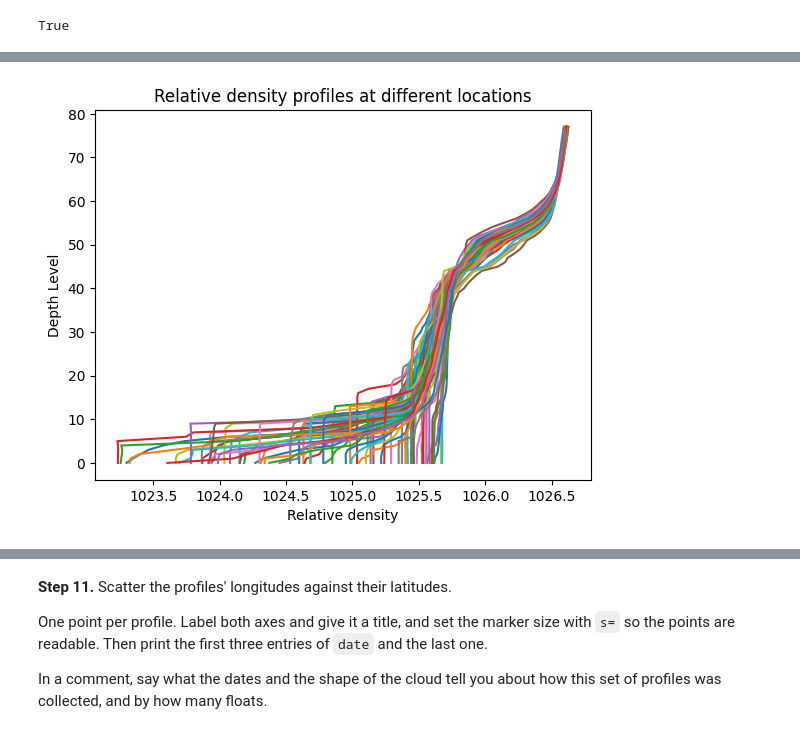
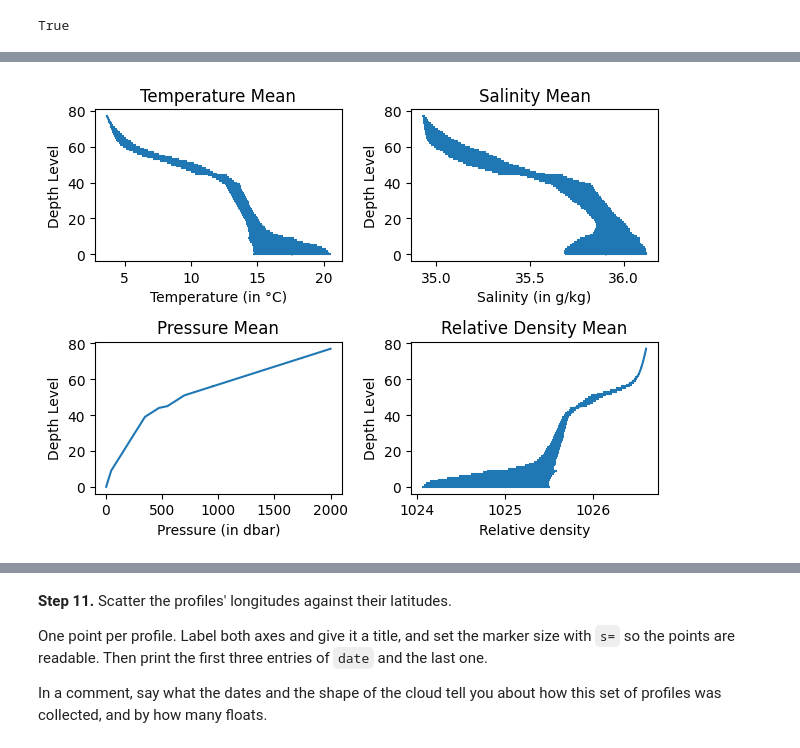
Before and after one commit to NilsChabloz/2026_Intro_Python, a Jupyter notebook: live/part-I/1.3-numpy-environmental-exercises.ipynb, the cells around one changed output, grey strips where cells are left out. Saved outputs shown, nothing was run; the diff lists cells and outputs as text; code cells hidden in the pictures.

```diff
--- a/live/part-I/1.3-numpy-environmental-exercises.ipynb
+++ b/live/part-I/1.3-numpy-environmental-exercises.ipynb
@@ -347,14 +349,3 @@ plt.show()
-# %%
-plt.figure()
-plt.plot(rel_density, level)
-plt.ylabel('Depth Level'), plt.xlabel('Relative density'), plt.title('Relative density profiles at different locations')
-plt.show()
-# Hint: plt.figure() before each variable's plot, plt.show() after it
-# Hint: plt.plot(S, level) draws one line per column of S
-# Hint: the semicolon at the end of a plt.plot call suppresses the list of line objects
-# Hint: plt.xlabel, plt.ylabel and plt.title each take a string
-# %% [output]
-[figure, removed]
 # %% [markdown]
 **Step 10.** Now plot only the *mean* profile of each variable, with the standard deviation as
 error bars.
@@ -370,6 +361,34 @@ Because the variable is on the *x*-axis, the spread is a *horizontal* error bar
 
 In a comment, say what the width of the error bars tells you about how much the profiles disagree
 near the surface compared with at depth.
+# %%
+fig, [[ax0, ax1], [ax2, ax3]] = plt.subplots(nrows=2, ncols=2)
+
+ax0.errorbar(t_mean, level, xerr=t_std)
+ax0.set_xlabel('Temperature (in °C)')
+ax0.set_ylabel('Depth Level')
+ax0.set_title('Temperature Mean')
+
+ax1.errorbar(s_mean, level, xerr=s_std)
+ax1.set_xlabel('Salinity (in g/kg)')
+ax1.set_ylabel('Depth Level')
+ax1.set_title('Salinity Mean')
+
+ax2.errorbar(p_mean, level, xerr=p_std)
+ax2.set_xlabel('Pressure (in dbar)')
+ax2.set_ylabel('Depth Level')
+ax2.set_title('Pressure Mean')
+
+ax3.errorbar(np.nanmean(rel_density, axis = 1), level, xerr=np.nanstd(rel_density, axis = 1))
+ax3.set_xlabel('Relative density')
+ax3.set_ylabel('Depth Level')
+ax3.set_title('Relative Density Mean')
+
+# squeeze everything in
+plt.tight_layout()
+plt.show()
+# %% [output]
+[figure, added]
 # %%
 plt.figure()
 plt.errorbar(s_mean, level, xerr=s_std)
```
Also changed, not shown: parts of 9 cells of this notebook.
